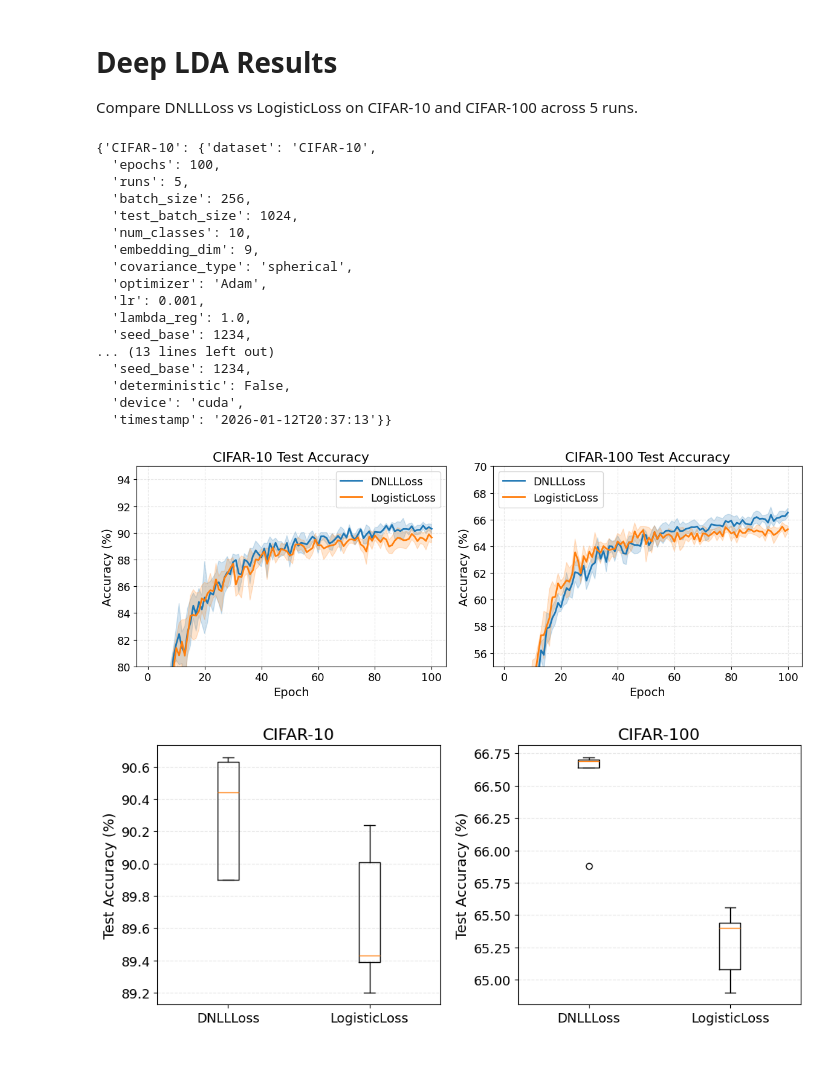
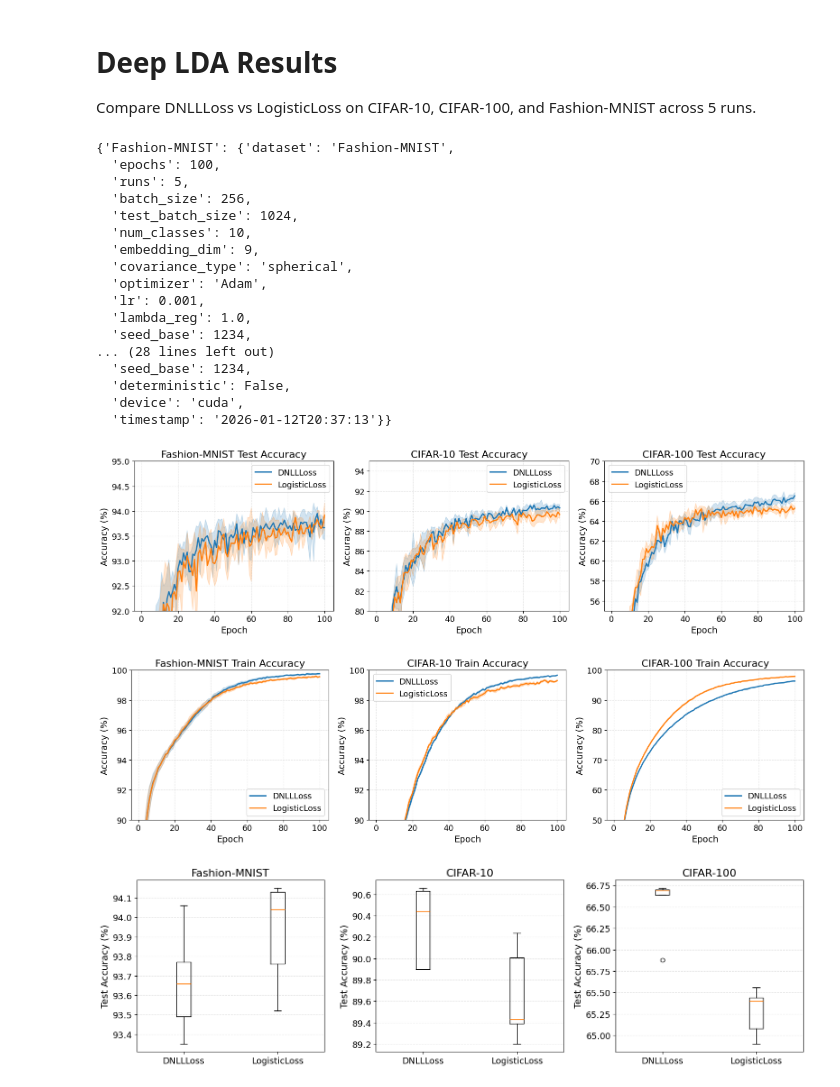
Before and after one commit to zh3nis/logistic-loss, a Jupyter notebook: results/visualize_lda_runs.ipynb, the cells around one changed output. Saved outputs shown, nothing was run; the diff lists cells and outputs as text; code cells hidden in the pictures; blank space fills up the shorter version.

```diff
--- a/results/visualize_lda_runs.ipynb
+++ b/results/visualize_lda_runs.ipynb
@@ -1,7 +1,7 @@
 # %% [markdown]
 # Deep LDA Results
 
-Compare DNLLLoss vs LogisticLoss on CIFAR-10 and CIFAR-100 across 5 runs.
+Compare DNLLLoss vs LogisticLoss on CIFAR-10, CIFAR-100, and Fashion-MNIST across 5 runs.
 # %%
 import json
 from pathlib import Path
@@ -19,6 +19,7 @@ plt.rcParams.update({
 })
 # %%
 results_paths = {
+    'Fashion-MNIST': Path('fashionmnist_lda_runs.json'),
     'CIFAR-10': Path('cifar10_lda_runs.json'),
     'CIFAR-100': Path('cifar100_lda_runs.json'),
 }
@@ -28,18 +29,20 @@ for dataset_name, results_path in results_paths.items():
         results_by_dataset[dataset_name] = json.load(f)
 
 ylims = {
+    'Fashion-MNIST': (92, 95),
     'CIFAR-10': (80, 95),
     'CIFAR-100': (55, 70),
 }
 
 
 train_ylims = {
+    'Fashion-MNIST': (90, 100),
     'CIFAR-10': (90, 100),
     'CIFAR-100': (50, 100),
 }
 {name: results['config'] for name, results in results_by_dataset.items()}
 # %% [output]
-{'CIFAR-10': {'dataset': 'CIFAR-10',
+{'Fashion-MNIST': {'dataset': 'Fashion-MNIST',
   'epochs': 100,
   'runs': 5,
   'batch_size': 256,
@@ -51,7 +54,7 @@ train_ylims = {
   'lr': 0.001,
   'lambda_reg': 1.0,
   'seed_base': 1234,
-... (13 lines left out)
+... (28 lines left out)
   'seed_base': 1234,
   'deterministic': False,
   'device': 'cuda',
@@ -76,49 +79,51 @@ def plot_metric(ax, loss_runs, key, label, color):
 # %%
 colors = {
     'DNLLLoss': '#1f77b4',
     'LogisticLoss': '#ff7f0e',
 }
 
-fig, axes = plt.subplots(1, 2, figsize=(12, 4.5), sharey=False)
+fig, axes = plt.subplots(1, len(results_by_dataset), figsize=(16, 4.5), sharey=False)
 
 for ax, (dataset_name, results) in zip(axes, results_by_dataset.items()):
     losses = results['losses']
     for loss_name, loss_runs in losses.items():
         plot_metric(ax, loss_runs, 'test_acc', loss_name, colors[loss_name])
     ax.set_title(f'{dataset_name} Test Accuracy')
     ax.set_xlabel('Epoch')
     ax.set_ylabel('Accuracy (%)')
     ax.set_ylim(ylims[dataset_name])
     ax.grid(True, linestyle='--', alpha=0.3)
     ax.legend()
 
 plt.tight_layout()
 plt.savefig('lda_runs_comparison.png', dpi=600)
 # %% [output]
-[figure, old version]
+[figure, new version]
 # %%
-fig, ax = plt.subplots(figsize=(6, 4.5))
+fig, axes = plt.subplots(1, len(results_by_dataset), figsize=(16, 4.5), sharey=False)
 
-results = results_by_dataset['CIFAR-100']
-losses = results['losses']
-for loss_name, loss_runs in losses.items():
-    plot_metric(ax, loss_runs, 'train_acc', loss_name, colors[loss_name])
-ax.set_title('CIFAR-100 Train Accuracy')
-ax.set_xlabel('Epoch')
-ax.set_ylabel('Accuracy (%)')
-ax.set_ylim(train_ylims['CIFAR-100'])
-ax.grid(True, linestyle='--', alpha=0.3)
-ax.legend()
+for ax, (dataset_name, results) in zip(axes, results_by_dataset.items()):
+    losses = results['losses']
+    for loss_name, loss_runs in losses.items():
+        plot_metric(ax, loss_runs, 'train_acc', loss_name, colors[loss_name])
+    ax.set_title(f'{dataset_name} Train Accuracy')
+    ax.set_xlabel('Epoch')
+    ax.set_ylabel('Accuracy (%)')
+    ax.set_ylim(train_ylims[dataset_name])
+    ax.grid(True, linestyle='--', alpha=0.3)
+    ax.legend()
 
 plt.tight_layout()
-plt.savefig('cifar100_lda_train_accuracy.png', dpi=600)
+plt.savefig('lda_train_accuracy.png', dpi=600)
+# %% [output]
+[figure, added]
 # %%
 def final_accuracy(loss_runs, key):
     values = stack_metric(loss_runs, key)
     scale = 100 if key.endswith('acc') else 1
     return values[:, -1] * scale
 
-fig, axes = plt.subplots(1, 2, figsize=(10, 4.5), sharey=False)
+fig, axes = plt.subplots(1, len(results_by_dataset), figsize=(15, 4.5), sharey=False)
 
 for ax, (dataset_name, results) in zip(axes, results_by_dataset.items()):
     losses = results['losses']
@@ -132,4 +137,4 @@ for ax, (dataset_name, results) in zip(axes, results_by_dataset.items()):
 plt.tight_layout()
 plt.savefig('lda_final_acc.png', dpi=600)
 # %% [output]
-[figure, old version]
+[figure, new version]
```
Also changed, not shown: parts of 7 cells of this notebook, 24 other files.
